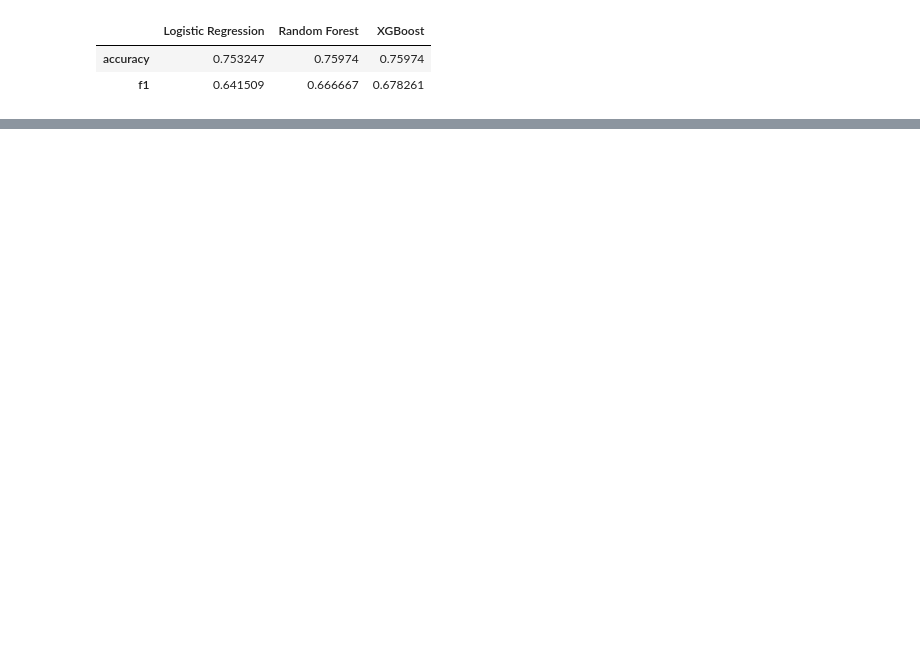
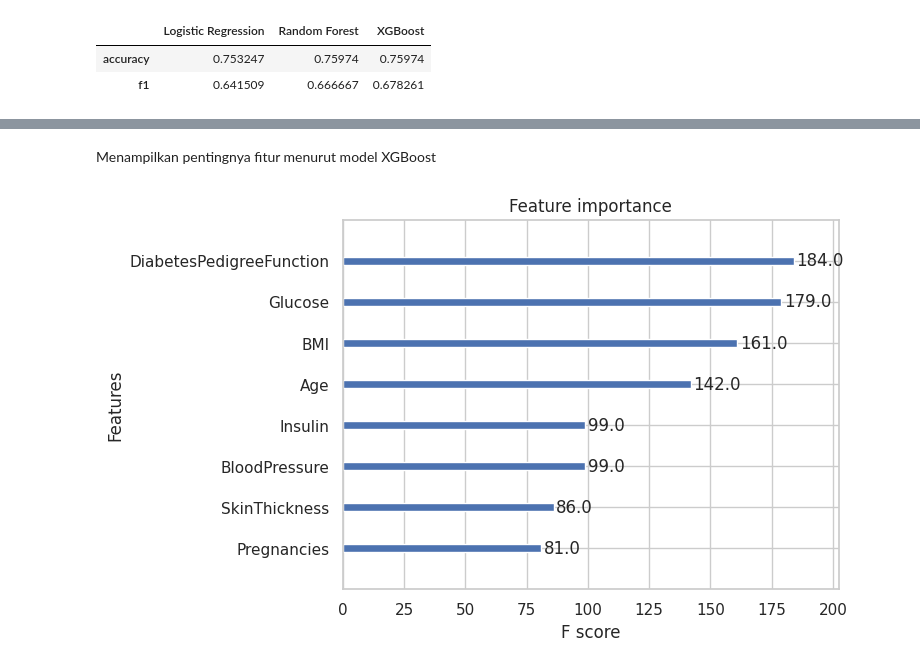
Before and after one commit to sirly82/predictive-analytics, a Jupyter notebook: MLT-Sirly Ziadatul Mustafidah.ipynb, the cells around one changed output, grey strips where cells are left out. Saved outputs shown, nothing was run; the diff lists cells and outputs as text; code cells hidden in the pictures; blank space fills up the shorter version.

```diff
--- a/MLT-Sirly Ziadatul Mustafidah.ipynb
+++ b/MLT-Sirly Ziadatul Mustafidah.ipynb
@@ -416,0 +619,22 @@ plt.show()
+# %% [markdown]
+Menampilkan pentingnya fitur menurut model XGBoost
+# %%
+dtrain = xgb.DMatrix(X_train, label=y_train, feature_names=X.columns.tolist())
+dtest = xgb.DMatrix(X_test, label=y_test, feature_names=X.columns.tolist())
+
+params = {
+    'objective': 'binary:logistic',
+    'eval_metric': 'logloss',
+    'max_depth': 4,
+    'learning_rate': 0.1,
+    'subsample': 0.8,
+    'colsample_bytree': 0.8,
+    'seed': 42
+}
+
+model_boost = xgb.train(params, dtrain, num_boost_round=100)
+
+xgb.plot_importance(model_boost)
+plt.show()
+# %% [output]
+[figure, added]
```
Also changed, not shown: parts of 68 cells of this notebook, 1 other file.
